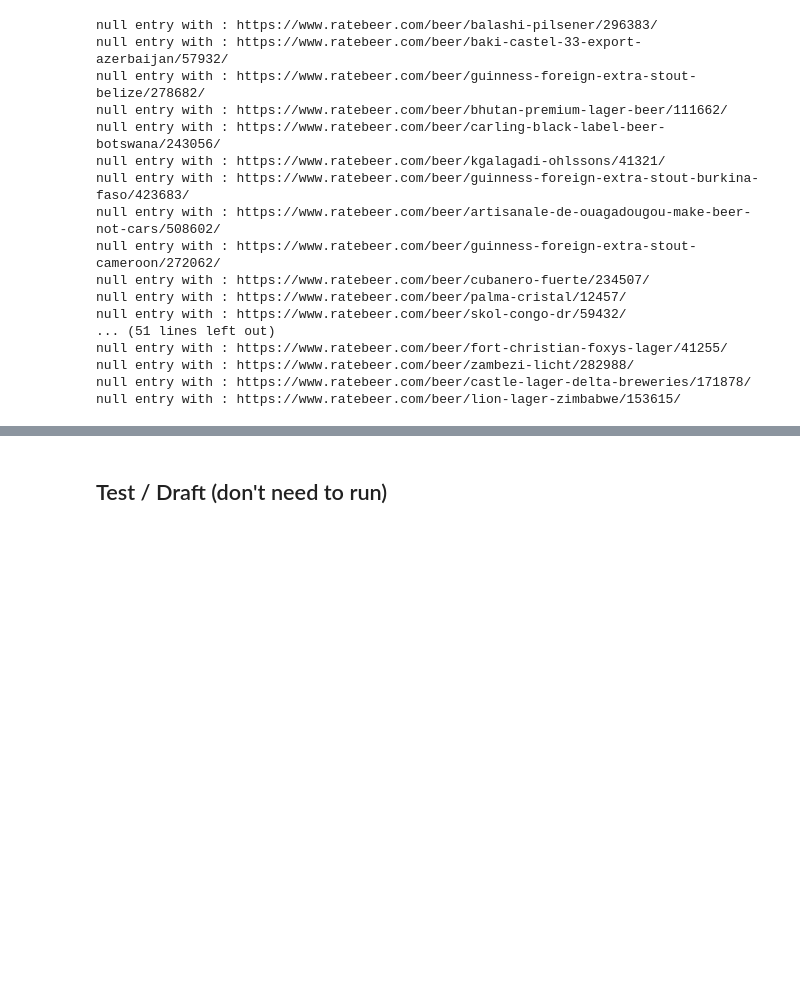
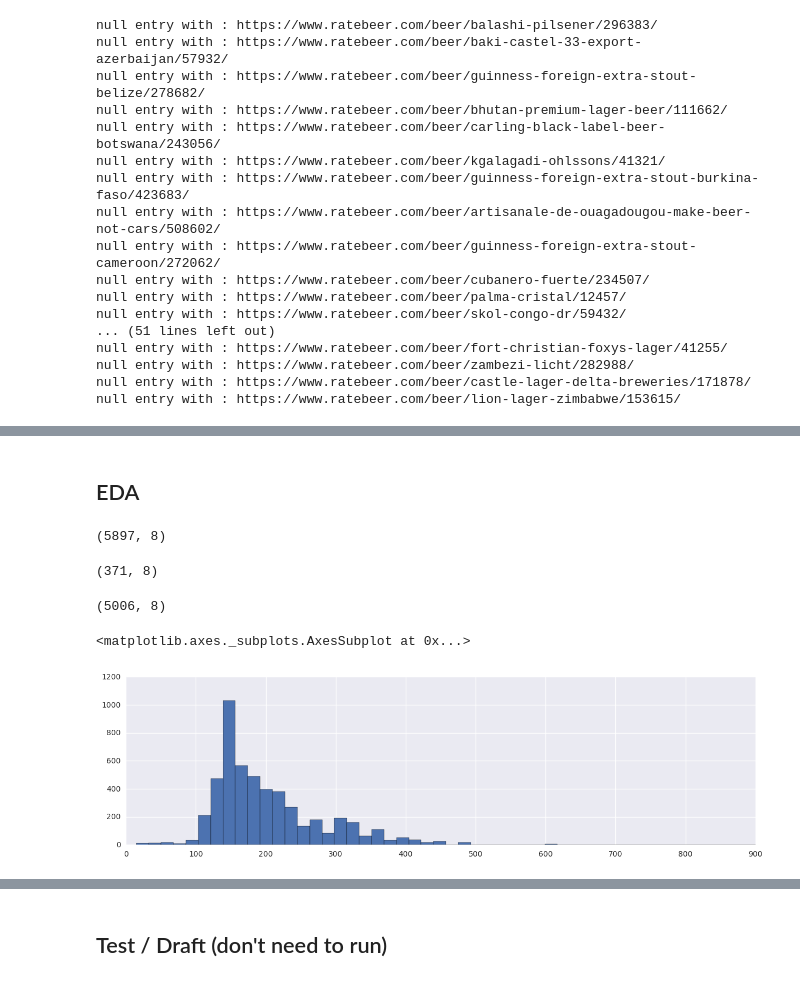
Before and after one commit to montalex/COM-480-Data-Visualization, a Jupyter notebook: scrap_data.ipynb, the cells around one changed output, grey strips where cells are left out. Saved outputs shown, nothing was run; the diff lists cells and outputs as text; code cells hidden in the pictures; blank space fills up the shorter version.

```diff
--- a/scrap_data.ipynb
+++ b/scrap_data.ipynb
@@ -225,2 +231,25 @@ df_all.head()
 # %%
 df_all.to_csv('ratebeer_dataset_all.csv', index=False)
+# %% [markdown]
+## EDA
+# %%
+df = pd.read_csv('./ratebeer_dataset_all.csv')
+# %%
+df.shape
+# %% [output]
+(5897, 8)
+# %%
+df[df.score.isnull()].shape
+# %% [output]
+(371, 8)
+# %%
+df = df.dropna(axis=0, how='any')
+df.shape
+# %% [output]
+(5006, 8)
+# %%
+plt.figure(figsize=(15,4))
+df.cal.hist(bins=50)
+# %% [output]
+<matplotlib.axes._subplots.AxesSubplot at 0x...>
+[figure, added]
```
Also changed, not shown: parts of 10 cells of this notebook, 1 other file.
